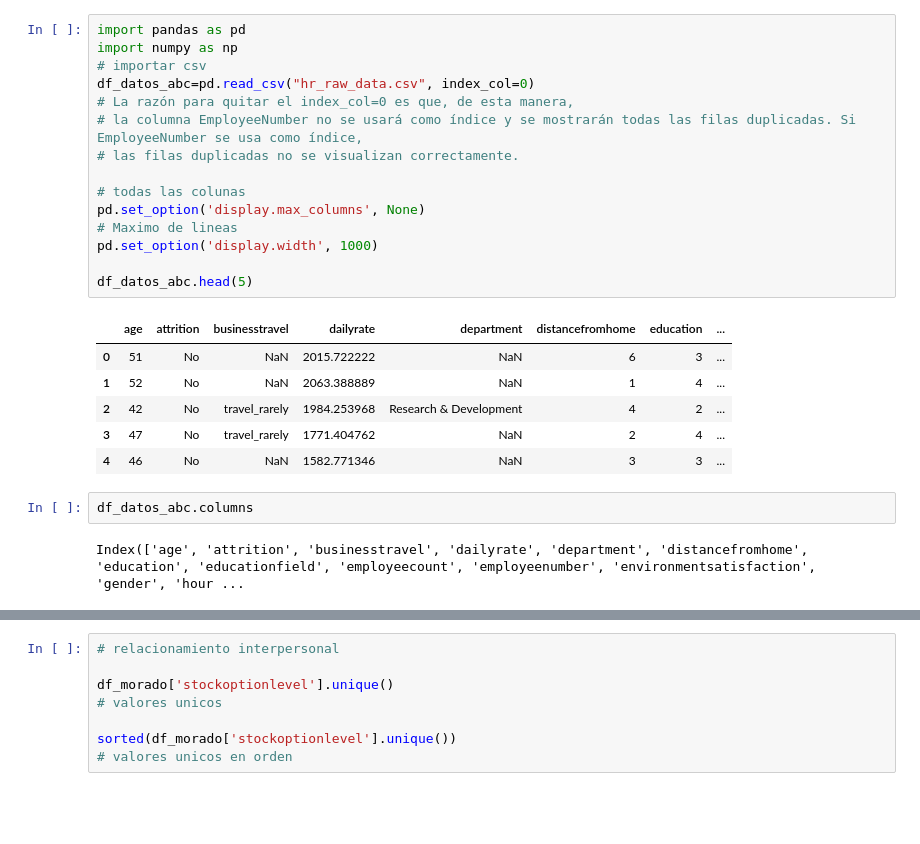
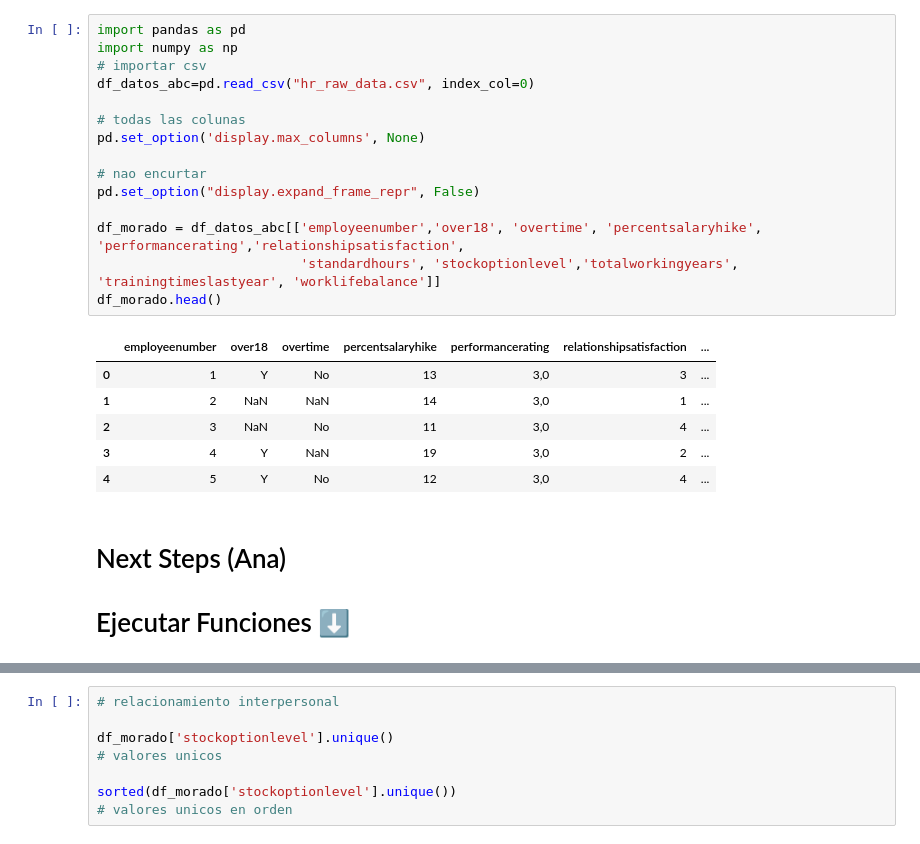
Before and after one commit to ana-nobre/Talent-Optimization-for-Corporation-HR-Data-Analytics, a Jupyter notebook: exploracion_morado.ipynb, the cells around one changed output, grey strips where cells are left out. Saved outputs shown, nothing was run; the diff lists cells and outputs as text; blank space fills up the shorter version.

```diff
--- a/exploracion_morado.ipynb
+++ b/exploracion_morado.ipynb
@@ -1,26 +1,25 @@
 # %%
 import pandas as pd
 import numpy as np
 # importar csv
 df_datos_abc=pd.read_csv("hr_raw_data.csv", index_col=0)
-# La razón para quitar el index_col=0 es que, de esta manera,
-# la columna EmployeeNumber no se usará como índice y se mostrarán todas las filas duplicadas. Si EmployeeNumber se usa como índice,
-# las filas duplicadas no se visualizan correctamente.
 
 # todas las colunas
 pd.set_option('display.max_columns', None)
-# Maximo de lineas
-pd.set_option('display.width', 1000)
 
-df_datos_abc.head(5)
+# nao encurtar
+pd.set_option("display.expand_frame_repr", False)
+
+df_morado = df_datos_abc[['employeenumber','over18', 'overtime', 'percentsalaryhike', 'performancerating','relationshipsatisfaction',
+                          'standardhours', 'stockoptionlevel','totalworkingyears', 'trainingtimeslastyear', 'worklifebalance']]
+df_morado.head()
 # %% [output]
-|  | age | attrition | businesstravel | dailyrate | department | distancefromhome | education | ... |
-| 0 | 51 | No | NaN | 2015.722222 | NaN | 6 | 3 | ... |
-| 1 | 52 | No | NaN | 2063.388889 | NaN | 1 | 4 | ... |
-| 2 | 42 | No | travel_rarely | 1984.253968 | Research & Development | 4 | 2 | ... |
-| 3 | 47 | No | travel_rarely | 1771.404762 | NaN | 2 | 4 | ... |
-| 4 | 46 | No | NaN | 1582.771346 | NaN | 3 | 3 | ... |
+|  | employeenumber | over18 | overtime | percentsalaryhike | performancerating | relationshipsatisfaction | ... |
+| 0 | 1 | Y | No | 13 | 3,0 | 3 | ... |
+| 1 | 2 | NaN | NaN | 14 | 3,0 | 1 | ... |
+| 2 | 3 | NaN | No | 11 | 3,0 | 4 | ... |
+| 3 | 4 | Y | NaN | 19 | 3,0 | 2 | ... |
+| 4 | 5 | Y | No | 12 | 3,0 | 4 | ... |
-# %%
-df_datos_abc.columns
-# %% [output]
-Index(['age', 'attrition', 'businesstravel', 'dailyrate', 'department', 'distancefromhome', 'education', 'educationfield', 'employeecount', 'employeenumber', 'environmentsatisfaction', 'gender', 'hour ...
+# %% [markdown]
+# Next Steps (Ana)
+# Ejecutar Funciones ⬇️
```
Also changed, not shown: parts of 64 cells of this notebook, 1 other file.
